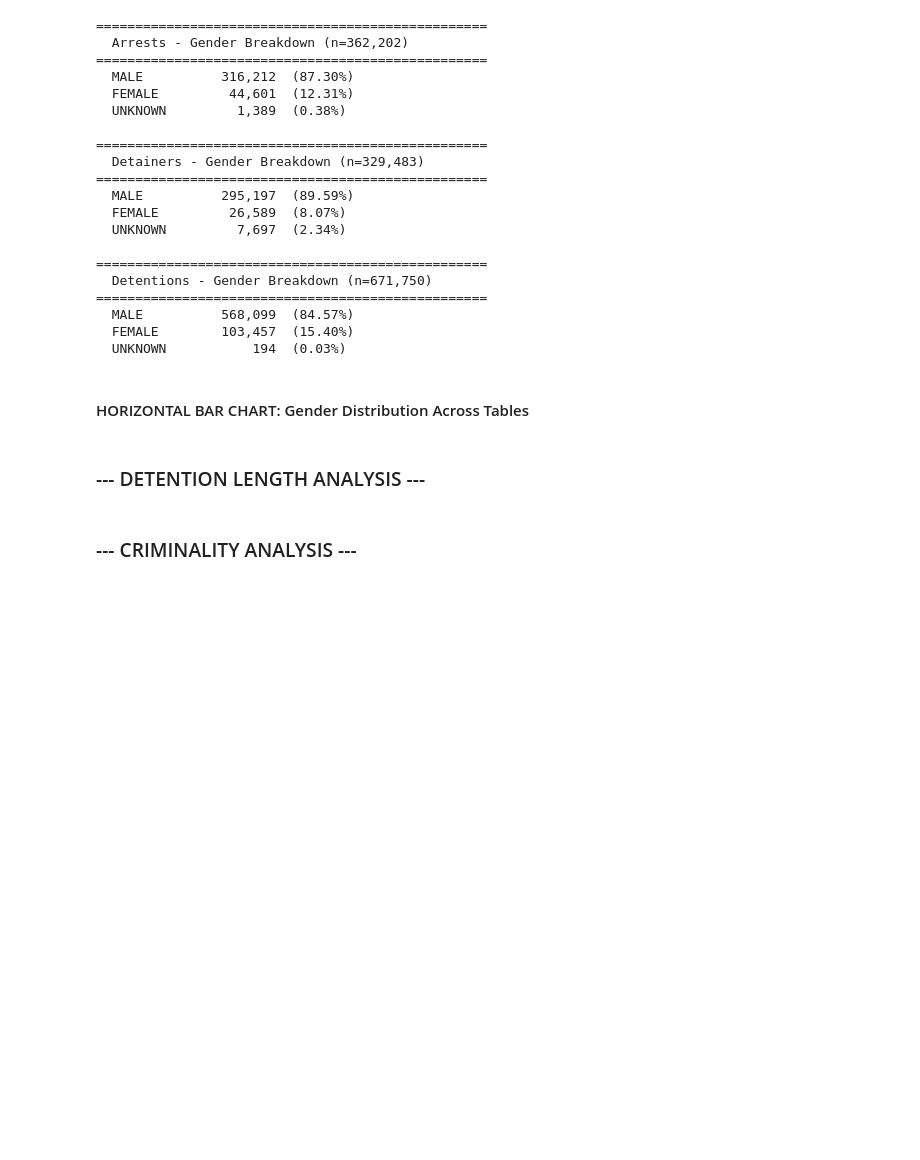
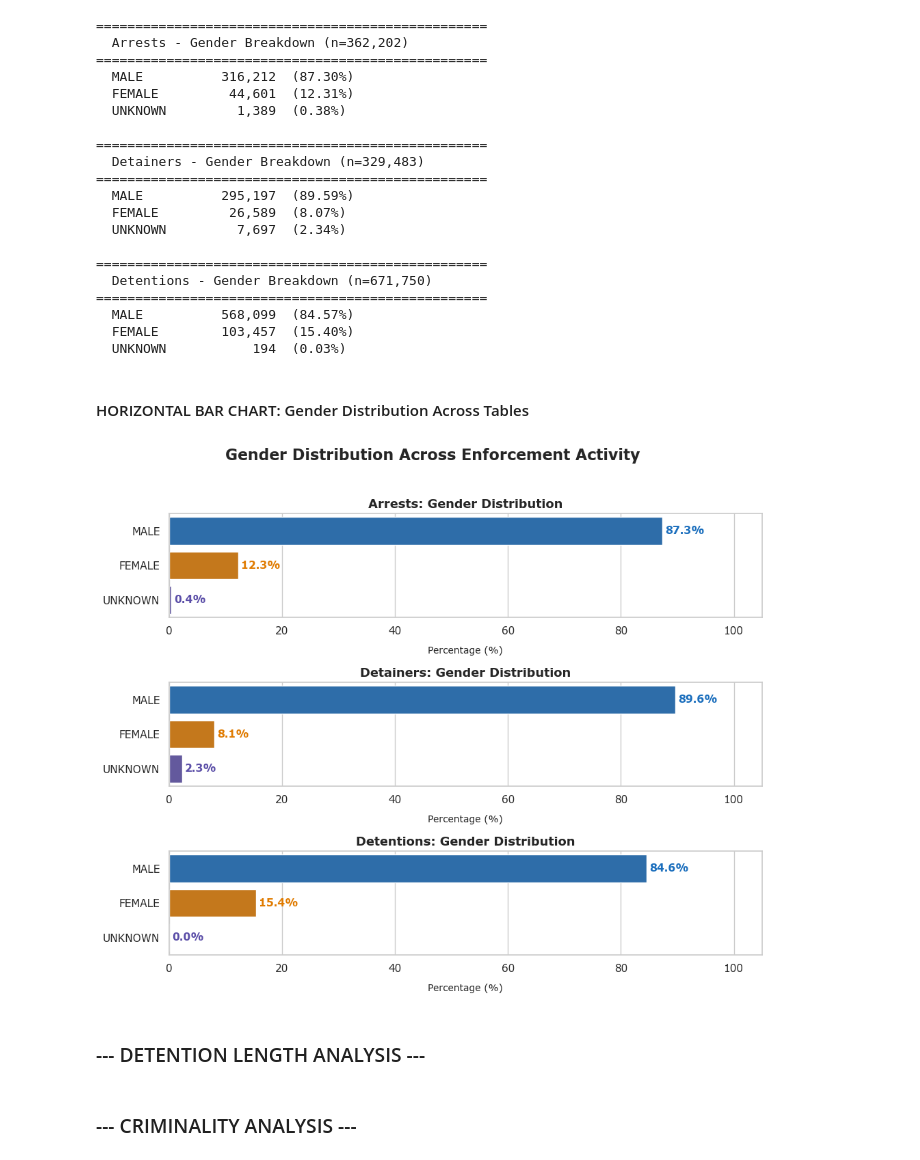
Before and after one commit to leamsley/capstone_project, a Jupyter notebook: data_analysis.ipynb, the cells around one changed output. Cells and saved outputs as stored; diff of their text form; code cells hidden in the pictures; blank space fills up the shorter version.

```diff
--- a/data_analysis.ipynb
+++ b/data_analysis.ipynb
@@ -1552,7 +1552,7 @@ gender_colors: dict[str, str] = {
     'UNKNOWN' : '#5B4EA8'
 }
 
-gender_order: list[str] = ['MALE', 'FEMALE', 'UNKNOWN'] # get clarification
+gender_order: list[str] = ['MALE', 'FEMALE', 'UNKNOWN']
 
 # create percentage DataFrames for each dataset
 gender_arrests_pct: DataFrame = (
@@ -1560,43 +1560,97 @@ gender_arrests_pct: DataFrame = (
 ).round(2).reset_index() # get clarification
 gender_arrests_pct.columns = ['gender', 'percentage']
 
-gender_detainers_pct: DateFrame = (
+gender_detainers_pct: DataFrame = (
     df_detainers['gender'].value_counts(normalize=True) * 100
 ).round(2).reset_index()
 gender_detainers_pct.columns = ['gender', 'percentage']
 
 gender_detentions_pct: DataFrame = (
     df_detentions['gender'].value_counts(normalize=True) * 100
-).round(2)
+).round(2).reset_index()
 gender_detentions_pct.columns = ['gender', 'percentage']
 
 # create charts
 fig, (ax1, ax2, ax3) = plt.subplots(3, 1, figsize=(10, 8))
-fig.suptitle('Gender Distribution by Dataset', fontsize=16, fontweight='bold', y=1.02) # update preferences size before weight and clarification on y=
+fig.suptitle('Gender Distribution Across Enforcement Activity', fontsize=16, fontweight='bold', y=1.02)
 
 # arrests
 sns.barplot(
     data=gender_arrests_pct,
     x='percentage',
     y='gender',
+    hue='gender',
     order=gender_order,
     palette=gender_colors,
     ax=ax1
 )
 
-ax1.set_title('Arrests', fontsize=13, fontweight='semibold')
-ax1.set_xlabel('Percentage (%)', labelpad=15)
-ax1.set_ylabel('')
+ax1.set_title('Arrests: Gender Distribution', fontsize=13, fontweight='semibold')
+ax1.set_xlabel('Percentage (%)', fontsize=10, labelpad=10)
+ax1.set_ylabel('') # get clarification
 ax1.set_xlim(0, 105) # get clarification
 
 # annotate each bar with percentages
-male_arrests_pct: float = gender_arrests_pct.loc[gender_arrests_pct['gender'] == 'MALE', 'percentage'].values[0] # get clarification
+male_arrests_pct: float = gender_arrests_pct.loc[gender_arrests_pct['gender'] == 'MALE', 'percentage'].values[0]
 female_arrests_pct: float = gender_arrests_pct.loc[gender_arrests_pct['gender'] == 'FEMALE', 'percentage'].values[0]
 unknown_arrests_pct: float = gender_arrests_pct.loc[gender_arrests_pct['gender'] == 'UNKNOWN', 'percentage'].values[0]
 
-ax1.text(male_arrests_pct + 0.5, 0, f'{male_arrests_pct:.1f}%', fontsize=11, va='center') # get clarification
-ax1.text(female_arrests_pct + 0.5, 1, f'{female_arrests_pct:.1f}%', fontsize=11, va='center')
-ax1.text(unknown_arrests_pct + 0.5, 2, f'{unknown_arrests_pct:.1f}%', fontsize=11, va='center')
+ax1.text(male_arrests_pct + 0.5, 0, f'{male_arrests_pct:.1f}%', fontsize=11, fontweight='semibold', color='#1A6EBD', va='center', clip_on=False)
+ax1.text(female_arrests_pct + 0.5, 1, f'{female_arrests_pct:.1f}%', fontsize=11, fontweight='semibold', color='#E07B00', va='center', clip_on=False)
+ax1.text(unknown_arrests_pct + 0.5, 2, f'{unknown_arrests_pct:.1f}%', fontsize=11, fontweight='semibold', color='#5B4EA8', va='center', clip_on=False)
+
+# detainers
+sns.barplot(
+    data=gender_detainers_pct,
+    x='percentage',
+    y='gender',
+    hue='gender',
+    order=gender_order,
+    palette=gender_colors,
+    ax=ax2
+)
+
+ax2.set_title('Detainers: Gender Distribution', fontsize=13, fontweight='semibold')
+ax2.set_xlabel('Percentage (%)', fontsize=10, labelpad=10)
+ax2.set_ylabel('')
+ax2.set_xlim(0, 105)
+
+male_detainers_pct: float = gender_detainers_pct.loc[gender_detainers_pct['gender'] == 'MALE', 'percentage'].values[0]
+female_detainers_pct: float = gender_detainers_pct.loc[gender_detainers_pct['gender'] == 'FEMALE', 'percentage'].values[0]
+unknown_detainers_pct: float = gender_detainers_pct.loc[gender_detainers_pct['gender'] == 'UNKNOWN', 'percentage'].values[0]
+
+ax2.text(male_detainers_pct + 0.5, 0, f'{male_detainers_pct:.1f}%', fontsize=11, fontweight='semibold', color='#1A6EBD', va='center', clip_on=False)
+ax2.text(female_detainers_pct + 0.5, 1, f'{female_detainers_pct:.1f}%', fontsize=11, fontweight='semibold', color='#E07B00', va='center', clip_on=False)
+ax2.text(unknown_detainers_pct + 0.5, 2, f'{unknown_detainers_pct:.1f}%', fontsize=11, fontweight='semibold', color='#5B4EA8', va='center', clip_on=False)
+
+# detentions
+sns.barplot(
+    data=gender_detentions_pct,
+    x='percentage',
+    y='gender',
+    hue='gender',
+    order=gender_order,
+    palette=gender_colors,
+    ax=ax3
+)
+
+ax3.set_title('Detentions: Gender Distribution', fontsize=13, fontweight='semibold')
+ax3.set_xlabel('Percentage (%)', fontsize=10, labelpad=10)
+ax3.set_ylabel('')
+ax3.set_xlim(0, 105)
+
+male_detentions_pct: float = gender_detentions_pct.loc[gender_detentions_pct['gender'] == 'MALE', 'percentage'].values[0]
+female_detentions_pct: float = gender_detentions_pct.loc[gender_detentions_pct['gender'] == 'FEMALE', 'percentage'].values[0]
+unknown_detentions_pct: float = gender_detentions_pct.loc[gender_detentions_pct['gender'] == 'UNKNOWN', 'percentage'].values[0]
+
+ax3.text(male_detentions_pct + 0.5, 0, f'{male_detentions_pct:.1f}%', fontsize=11, fontweight='semibold', color='#1A6EBD', va='center', clip_on=False)
+ax3.text(female_detentions_pct + 0.5, 1, f'{female_detentions_pct:.1f}%', fontsize=11, fontweight='semibold', color='#E07B00', va='center', clip_on=False)
+ax3.text(unknown_detentions_pct + 0.5, 2, f'{unknown_detentions_pct:.1f}%', fontsize=11, fontweight='semibold', color='#5B4EA8', va='center', clip_on=False)
+
+plt.tight_layout()
+plt.show()
+# %% [output]
+[figure, added]
 # %% [markdown]
 ### --- DETENTION LENGTH ANALYSIS ---
 # %% [markdown]
```
